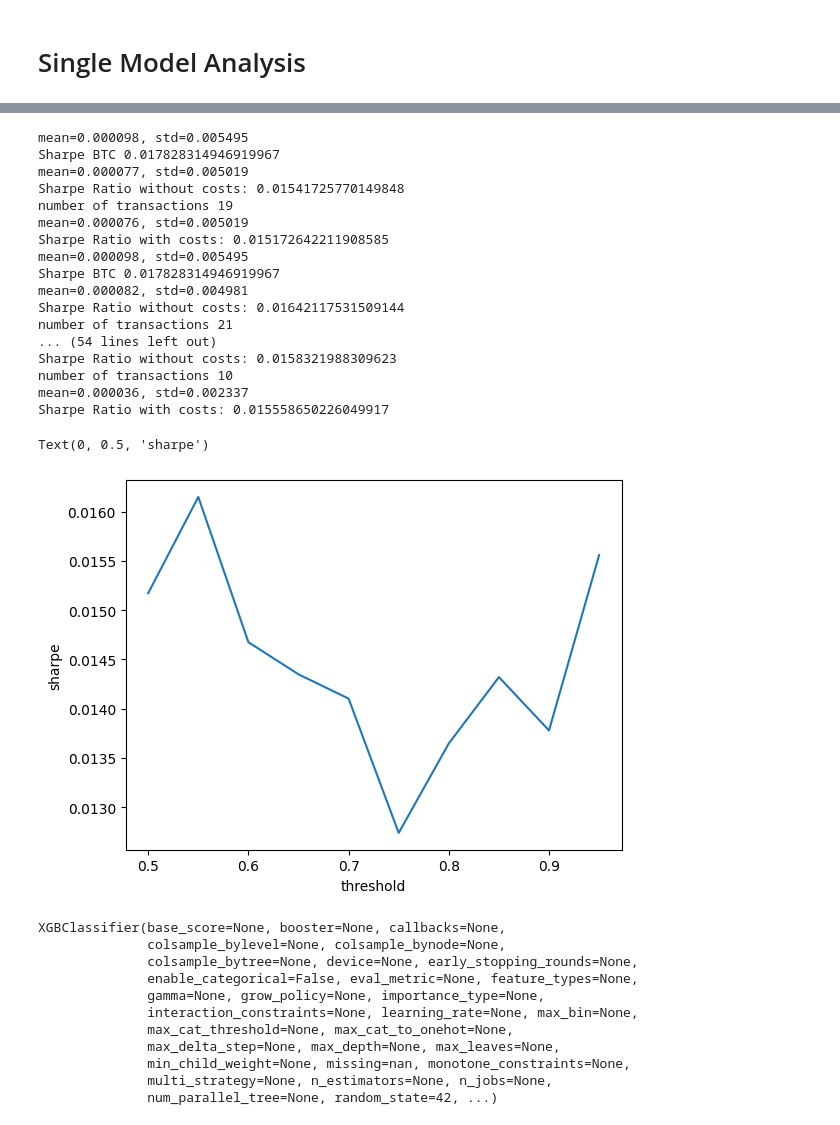
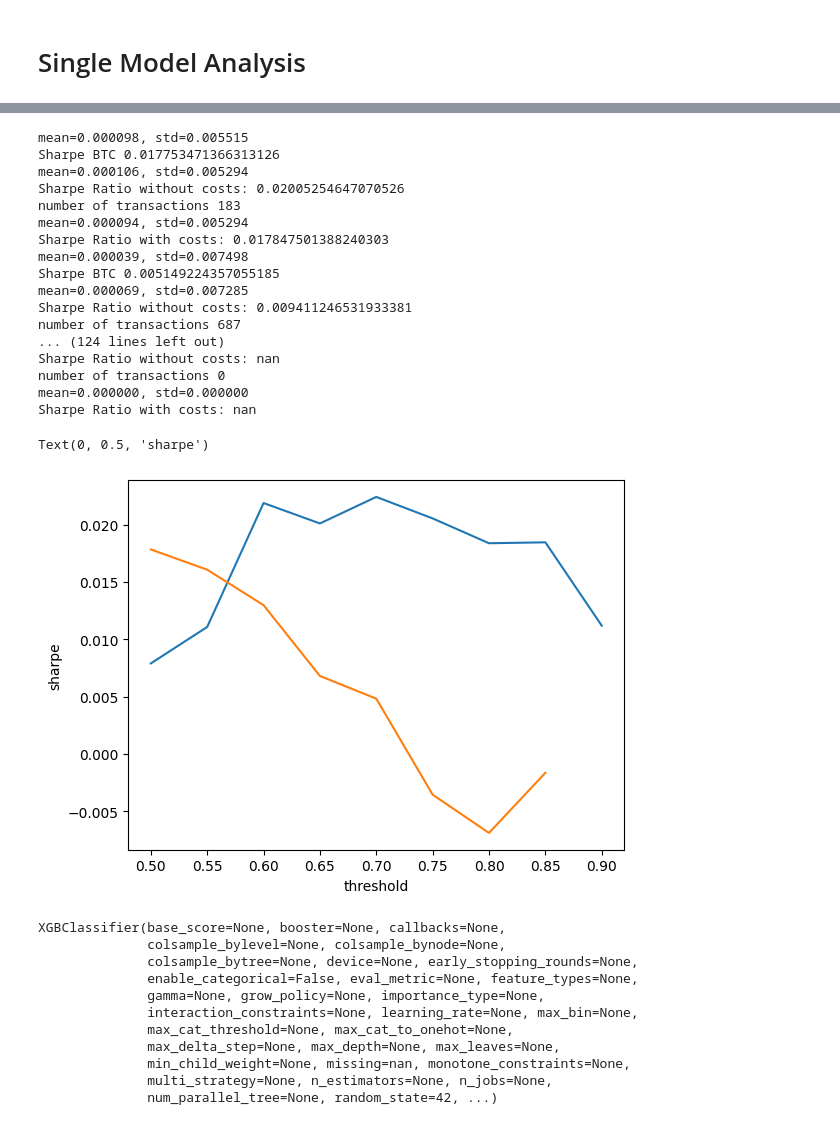
Before and after one commit to adrianbeer/GetaBot, a Jupyter notebook: DecisionTree.ipynb, the cells around one changed output, grey strips where cells are left out. Cells and saved outputs as stored; diff of their text form; code cells hidden in the pictures.

```diff
--- a/DecisionTree.ipynb
+++ b/DecisionTree.ipynb
@@ -417,6 +414,7 @@ def evaluate_model(X_test, best_clf, data, signal_threshold, holding_period, plo
 
     return sharpe
 # %%
+
 def find_best_indicators(data: pd.DataFrame, indicators: list, target: str, holding_period, signal_threshold, plot=True):
     best_sharpe = -np.inf
     best_combination = None
@@ -430,16 +428,13 @@ def find_best_indicators(data: pd.DataFrame, indicators: list, target: str, hold
         #'min_samples_leaf': [5, 10, 20, 30],
         #'max_features': ['sqrt']
     }
-
+    max_n_of_models = 100
     models = []
     train_sharpe_ratios = []
     test_sharpe_ratios = []
     combos = []
-    for r in [3, 4]:
-        for combo in combinations(indicators, r):
-            if len(train_sharpe_ratios) > 100:
-                break
-            print(combo)
+    for r in [3, 4, 5, 6]:
+        for combo in sample(list(combinations(indicators, r)), max_n_of_models):
             features = list(combo)
             clf, X_test, X_train = train_model(data, features, target, param_grid=param_grid, estimator=XGBClassifier(random_state=42))
 
@@ -580,5 +694,5 @@ plt.plot(windows, qs)
 # %%
-HOLDING_WINDOW = 175
+HOLDING_WINDOW = 12
 # %%
 # Labels erstellen
 labeled_data = create_labels(df_hour, window=HOLDING_WINDOW)
@@ -661,7 +961,7 @@ res.iloc[interesting_indices].sort_values("model_score", ascending=True)[:20]
 # Select model
 # %%
 ################################################
-idx=61
+idx = 10
 print(combos[idx])
 THRESHOLD = 0.55
 #################################################
@@ -735,36 +1035,40 @@ Sharpe Ratio with costs: 0.015172642211908585
 # %%
 from functools import partial
 
-plot_func = partial(evaluate_model, X_test=X_test, best_clf=clf, data=labeled_data, holding_period=HOLDING_WINDOW, plot=False)
+plot_func_test = partial(evaluate_model, X_test=X_test, best_clf=clf, data=labeled_data, holding_period=HOLDING_WINDOW, plot=False)
+plot_func_train = partial(evaluate_model, X_test=X_train, best_clf=clf, data=labeled_data, holding_period=HOLDING_WINDOW, plot=False)
 xs = np.arange(0.5, 1, 0.05)
-ys = np.ndarray(shape=len(xs))
+ys_test = np.ndarray(shape=len(xs))
+ys_train = np.ndarray(shape=len(xs))
 for i in range(len(xs)):
-     ys[i] = plot_func(signal_threshold=xs[i])
+     ys_test[i] = plot_func_test(signal_threshold=xs[i])
+     ys_train[i] = plot_func_train(signal_threshold=xs[i])
 # %% [output]
-mean=0.000098, std=0.005495
-Sharpe BTC 0.017828314946919967
-mean=0.000077, std=0.005019
-Sharpe Ratio without costs: 0.01541725770149848
-number of transactions 19
-mean=0.000076, std=0.005019
-Sharpe Ratio with costs: 0.015172642211908585
-mean=0.000098, std=0.005495
-Sharpe BTC 0.017828314946919967
-mean=0.000082, std=0.004981
-Sharpe Ratio without costs: 0.01642117531509144
-number of transactions 21
-... (54 lines left out)
-Sharpe Ratio without costs: 0.0158321988309623
-number of transactions 10
-mean=0.000036, std=0.002337
-Sharpe Ratio with costs: 0.015558650226049917
+mean=0.000098, std=0.005515
+Sharpe BTC 0.017753471366313126
+mean=0.000106, std=0.005294
+Sharpe Ratio without costs: 0.02005254647070526
+number of transactions 183
+mean=0.000094, std=0.005294
+Sharpe Ratio with costs: 0.017847501388240303
+mean=0.000039, std=0.007498
+Sharpe BTC 0.005149224357055185
+mean=0.000069, std=0.007285
+Sharpe Ratio without costs: 0.009411246531933381
+number of transactions 687
+... (124 lines left out)
+Sharpe Ratio without costs: nan
+number of transactions 0
+mean=0.000000, std=0.000000
+Sharpe Ratio with costs: nan
 # %%
-plt.plot(xs, ys)
+plt.plot(xs, ys_train)
+plt.plot(xs, ys_test)
 plt.xlabel("threshold")
 plt.ylabel("sharpe")
 # %% [output]
 Text(0, 0.5, 'sharpe')
-[figure, old version]
+[figure, new version]
 # %%
 clf
 # %% [output]
```
Also changed, not shown: parts of 18 cells of this notebook.
